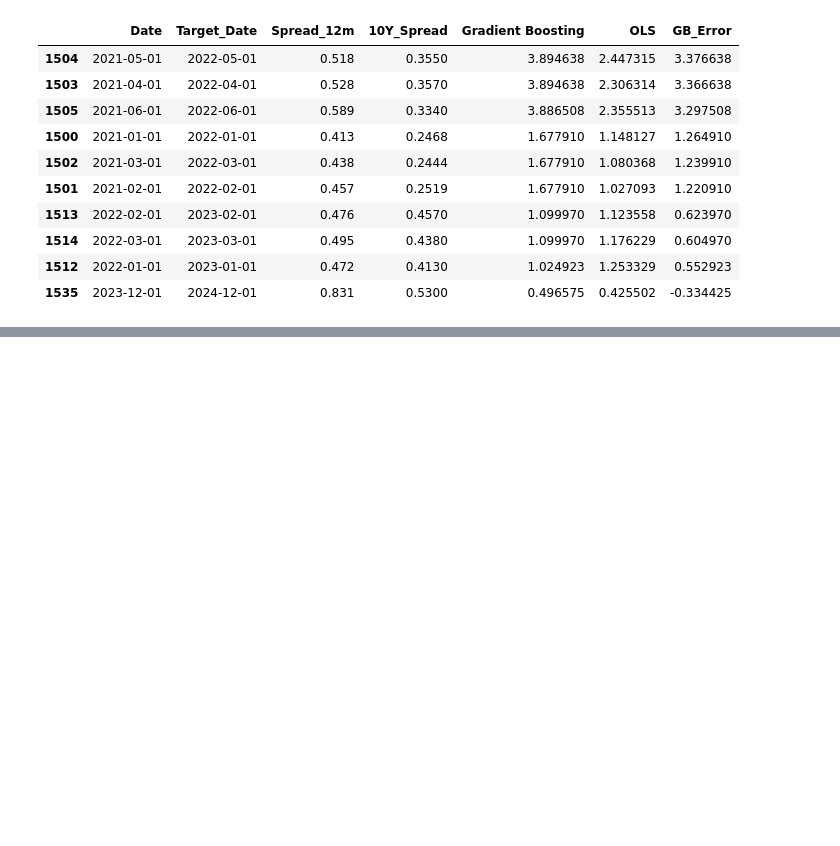
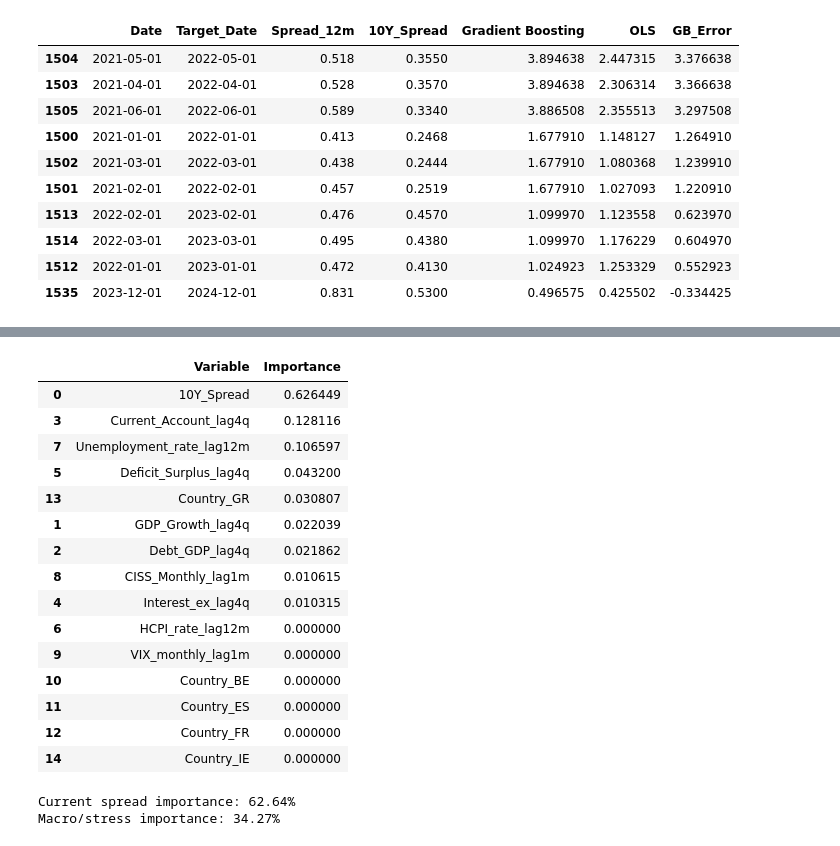
Before and after one commit to Mobula-nyte/ADA-Sovereign-Spreads, a Jupyter notebook: notebooks/04_1_modelling_real_data.ipynb, the cells around one changed output, grey strips where cells are left out. Drawn from its saved outputs; the diff is of its cells as text; code cells hidden in the pictures; blank space fills up the shorter version.

Commit message:
Final modeling addition

```diff
--- a/notebooks/04_1_modelling_real_data.ipynb
+++ b/notebooks/04_1_modelling_real_data.ipynb
@@ -2009,0 +2329,48 @@ display(
+# %%
+
+# STEP 20D: Feature importance — 12-month spread model
+
+importance_12m = pd.DataFrame({
+    "Variable": X_train_check.columns,
+    "Importance": gb_check.feature_importances_
+})
+
+importance_12m = importance_12m.sort_values(
+    "Importance",
+    ascending=False
+)
+
+display(importance_12m.head(15))
+
+# Compare importance across predictor groups
+spread_importance = importance_12m.loc[
+    importance_12m["Variable"] == "10Y_Spread",
+    "Importance"
+].sum()
+
+macro_importance = importance_12m.loc[
+    importance_12m["Variable"].isin(macro_predictors),
+    "Importance"
+].sum()
+
+print(f"Current spread importance: {spread_importance:.2%}")
+print(f"Macro/stress importance: {macro_importance:.2%}")
+# %% [output]
+|  | Variable | Importance |
+| 0 | 10Y_Spread | 0.626449 |
+| 3 | Current_Account_lag4q | 0.128116 |
+| 7 | Unemployment_rate_lag12m | 0.106597 |
+| 5 | Deficit_Surplus_lag4q | 0.043200 |
+| 13 | Country_GR | 0.030807 |
+| 1 | GDP_Growth_lag4q | 0.022039 |
+| 2 | Debt_GDP_lag4q | 0.021862 |
+| 8 | CISS_Monthly_lag1m | 0.010615 |
+| 4 | Interest_ex_lag4q | 0.010315 |
+| 6 | HCPI_rate_lag12m | 0.000000 |
+| 9 | VIX_monthly_lag1m | 0.000000 |
+| 10 | Country_BE | 0.000000 |
+| 11 | Country_ES | 0.000000 |
+| 12 | Country_FR | 0.000000 |
+| 14 | Country_IE | 0.000000 |
+Current spread importance: 62.64%
+Macro/stress importance: 34.27%
```
Also changed, not shown: parts of 7 cells of this notebook.
